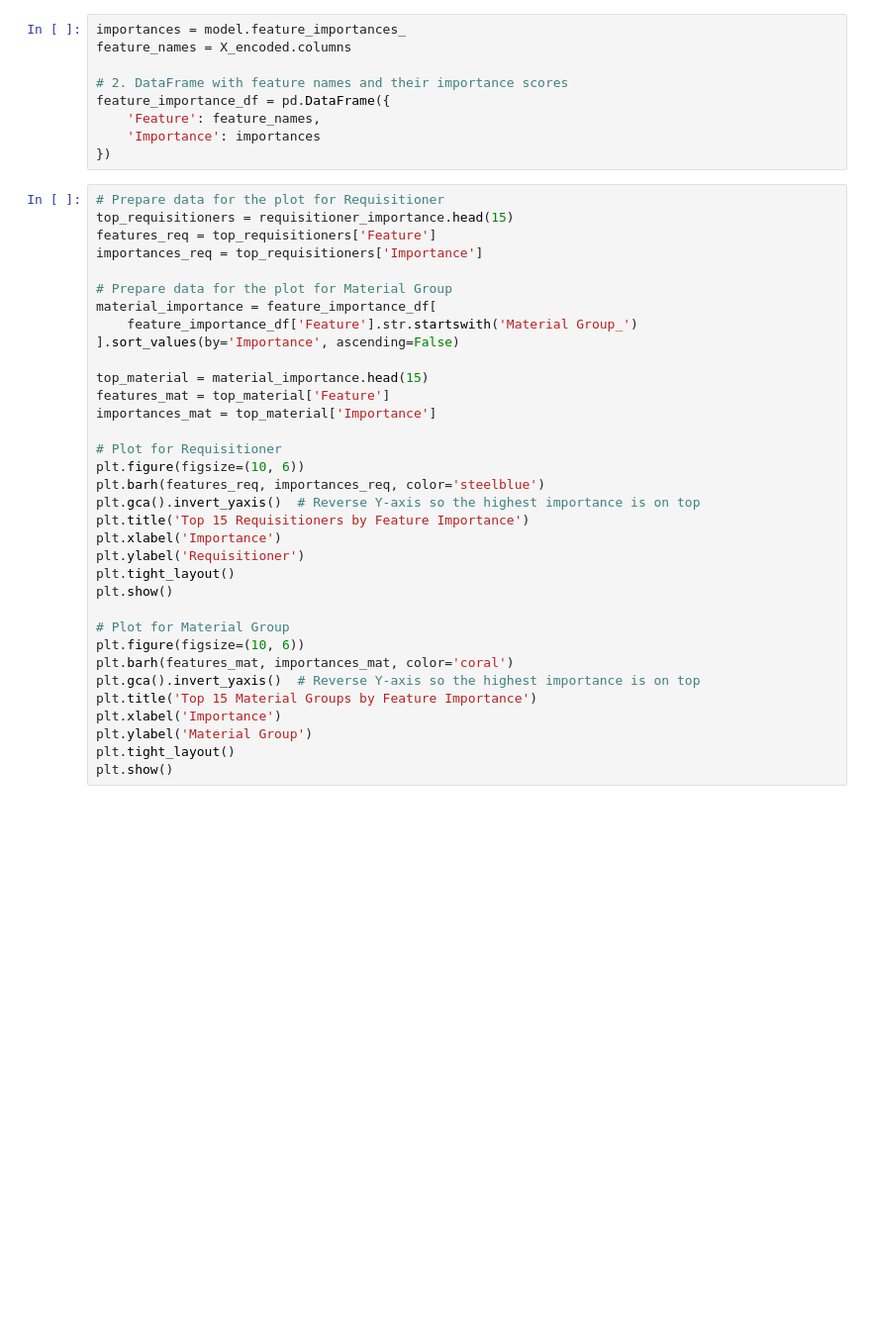
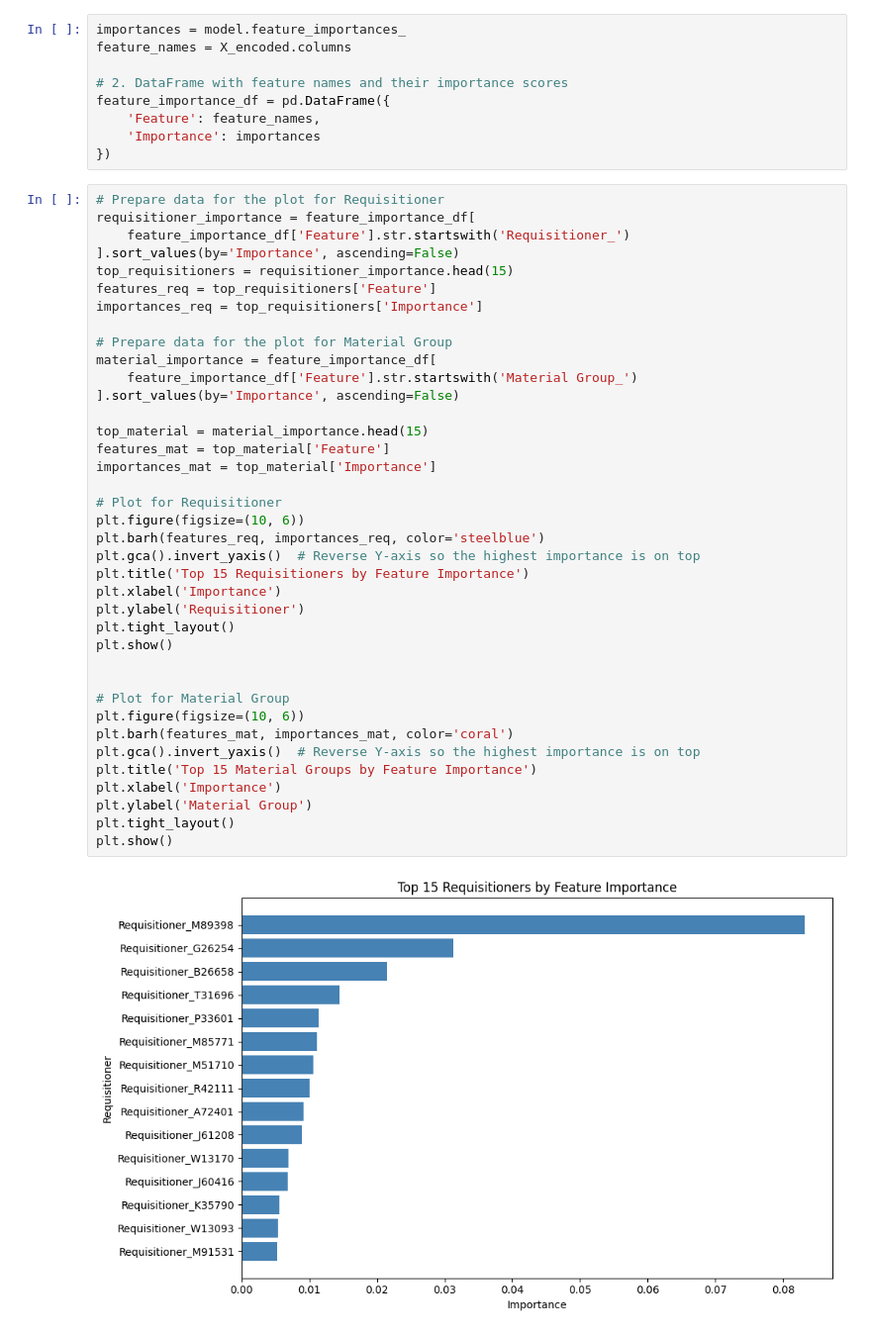
Before and after one commit to R2D21978/RemigiuszDzikowski_Data-Scientist-Nanodegree-Program, a Jupyter notebook: notebooks/Udacity Project_v2.ipynb, the cells around one changed output. Shown at 99% size. Saved outputs shown, nothing was run; the diff lists cells and outputs as text; blank space fills up the shorter version.

```diff
--- a/notebooks/Udacity Project_v2.ipynb
+++ b/notebooks/Udacity Project_v2.ipynb
@@ -106,35 +133,41 @@ feature_importance_df = pd.DataFrame({
 })
 # %%
 # Prepare data for the plot for Requisitioner
+requisitioner_importance = feature_importance_df[
+    feature_importance_df['Feature'].str.startswith('Requisitioner_')
+].sort_values(by='Importance', ascending=False)
 top_requisitioners = requisitioner_importance.head(15)
 features_req = top_requisitioners['Feature']
 importances_req = top_requisitioners['Importance']
 
 # Prepare data for the plot for Material Group
 material_importance = feature_importance_df[
     feature_importance_df['Feature'].str.startswith('Material Group_')
 ].sort_values(by='Importance', ascending=False)
 
 top_material = material_importance.head(15)
 features_mat = top_material['Feature']
 importances_mat = top_material['Importance']
 
 # Plot for Requisitioner
 plt.figure(figsize=(10, 6))
 plt.barh(features_req, importances_req, color='steelblue')
 plt.gca().invert_yaxis()  # Reverse Y-axis so the highest importance is on top
 plt.title('Top 15 Requisitioners by Feature Importance')
 plt.xlabel('Importance')
 plt.ylabel('Requisitioner')
 plt.tight_layout()
 plt.show()
 
+
 # Plot for Material Group
 plt.figure(figsize=(10, 6))
 plt.barh(features_mat, importances_mat, color='coral')
 plt.gca().invert_yaxis()  # Reverse Y-axis so the highest importance is on top
 plt.title('Top 15 Material Groups by Feature Importance')
 plt.xlabel('Importance')
 plt.ylabel('Material Group')
 plt.tight_layout()
 plt.show()
+# %% [output]
+[figure, added]
```
Also changed, not shown: parts of 5 cells of this notebook.
